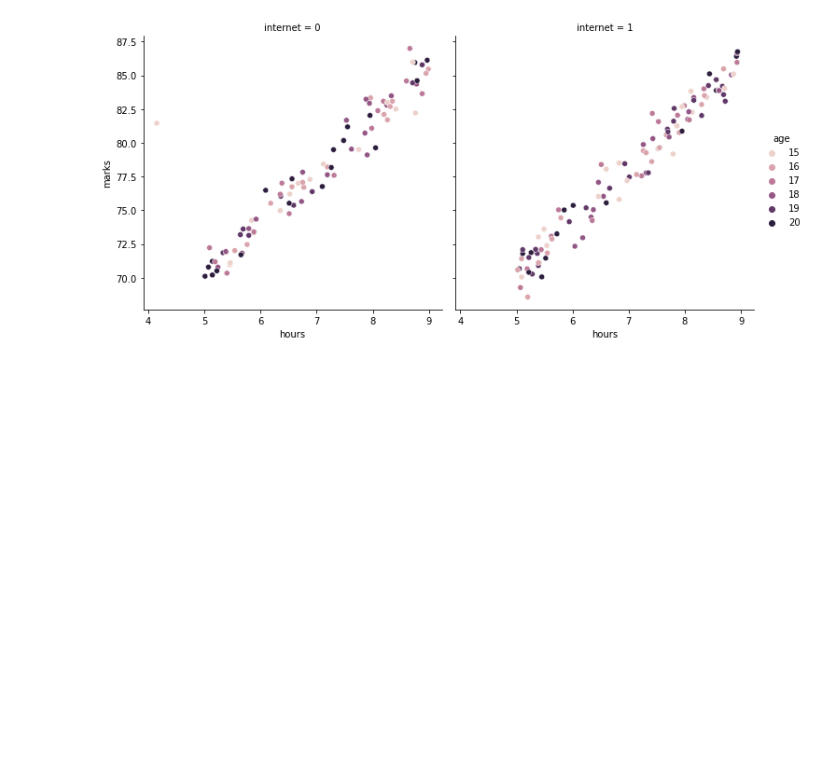
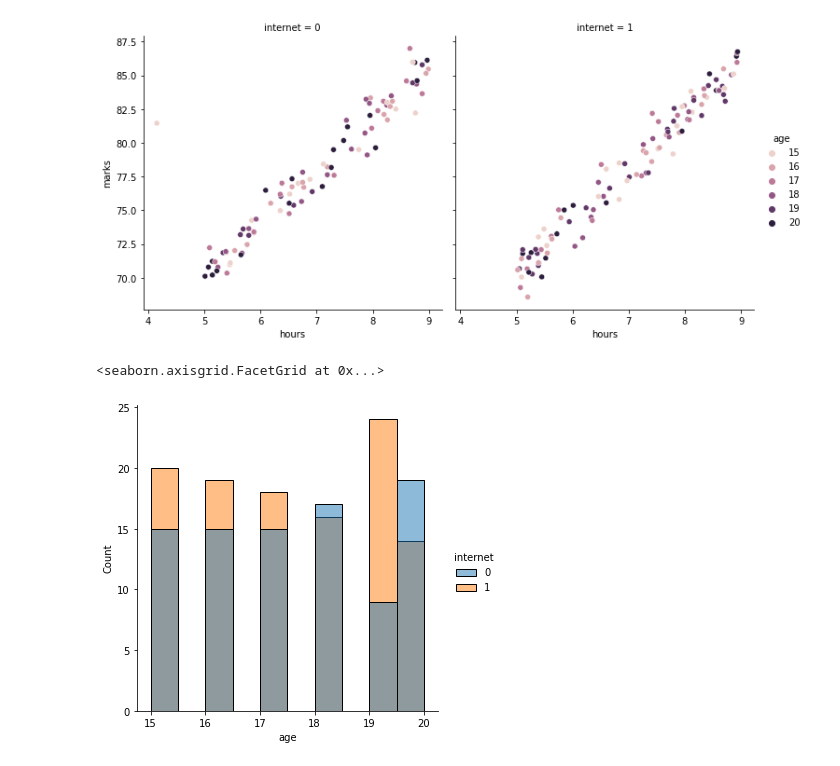
Before and after one commit to AnalystDhiren/Python-Handson, a Jupyter notebook: Handson_Seaborn.ipynb, the cells around one changed output. Saved outputs shown, nothing was run; the diff lists cells and outputs as text; code cells hidden in the pictures; blank space fills up the shorter version.

```diff
--- a/Handson_Seaborn.ipynb
+++ b/Handson_Seaborn.ipynb
@@ -49,3 +64,8 @@ sns.relplot(x='hours',y='marks',data=dataset1,col='internet',hue="age") #hue is
 # %% [output]
 <seaborn.axisgrid.FacetGrid at 0x...>
 [figure]
+# %%
+sns.displot(dataset1, x="age", binwidth=0.5, hue="internet")
+# %% [output]
+<seaborn.axisgrid.FacetGrid at 0x...>
+[figure, added]
```
Also changed, not shown: parts of 23 cells of this notebook.
